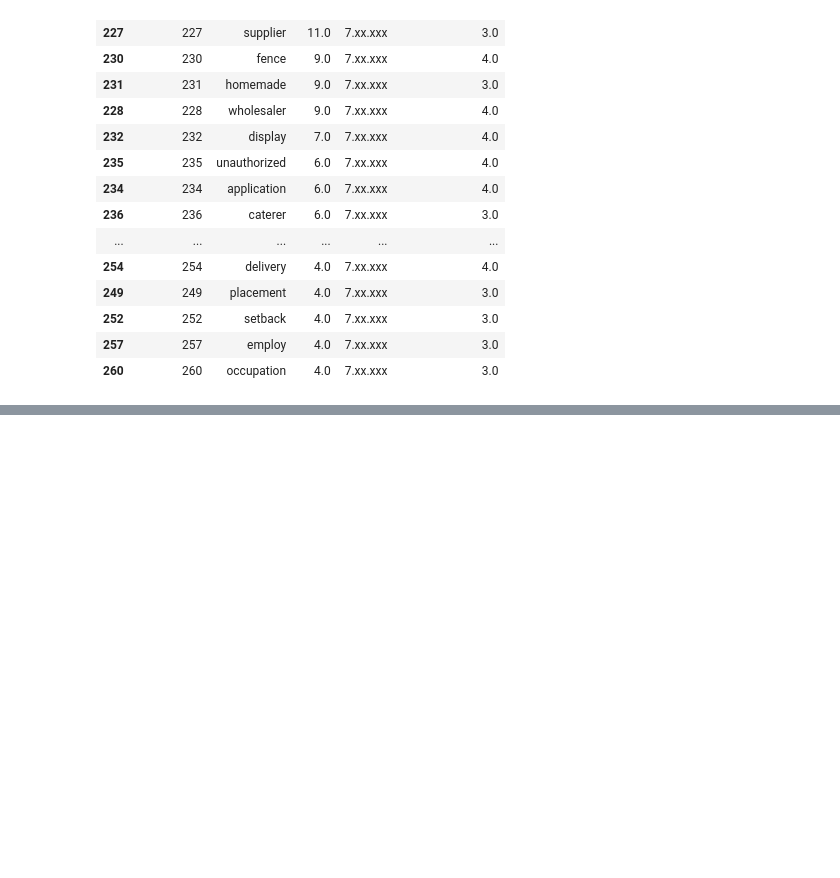
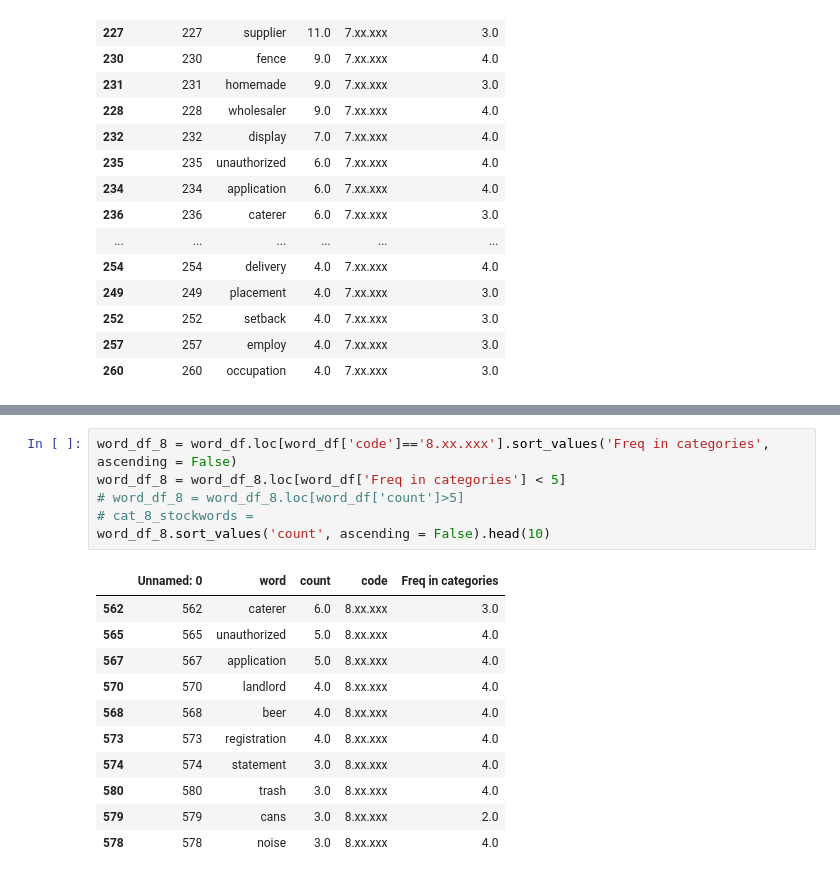
Before and after one commit to shrutijalewar/data-question-2-xtreme-united, a Jupyter notebook: data-ques-2.ipynb, the cells around one changed output, grey strips where cells are left out. Drawn from its saved outputs; the diff is of its cells as text; blank space fills up the shorter version.

```diff
--- a/data-ques-2.ipynb
+++ b/data-ques-2.ipynb
@@ -331,0 +368,18 @@ word_df_7.sort_values('count', ascending = False).head(20)
+# %%
+word_df_8 = word_df.loc[word_df['code']=='8.xx.xxx'].sort_values('Freq in categories', ascending = False)
+word_df_8 = word_df_8.loc[word_df['Freq in categories'] < 5]
+# word_df_8 = word_df_8.loc[word_df['count']>5]
+# cat_8_stockwords =
+word_df_8.sort_values('count', ascending = False).head(10)
+# %% [output]
+|  | Unnamed: 0 | word | count | code | Freq in categories |
+| 562 | 562 | caterer | 6.0 | 8.xx.xxx | 3.0 |
+| 565 | 565 | unauthorized | 5.0 | 8.xx.xxx | 4.0 |
+| 567 | 567 | application | 5.0 | 8.xx.xxx | 4.0 |
+| 570 | 570 | landlord | 4.0 | 8.xx.xxx | 4.0 |
+| 568 | 568 | beer | 4.0 | 8.xx.xxx | 4.0 |
+| 573 | 573 | registration | 4.0 | 8.xx.xxx | 4.0 |
+| 574 | 574 | statement | 3.0 | 8.xx.xxx | 4.0 |
+| 580 | 580 | trash | 3.0 | 8.xx.xxx | 4.0 |
+| 579 | 579 | cans | 3.0 | 8.xx.xxx | 2.0 |
+| 578 | 578 | noise | 3.0 | 8.xx.xxx | 4.0 |
```
Also changed, not shown: parts of 5 cells of this notebook, 5 other files.
